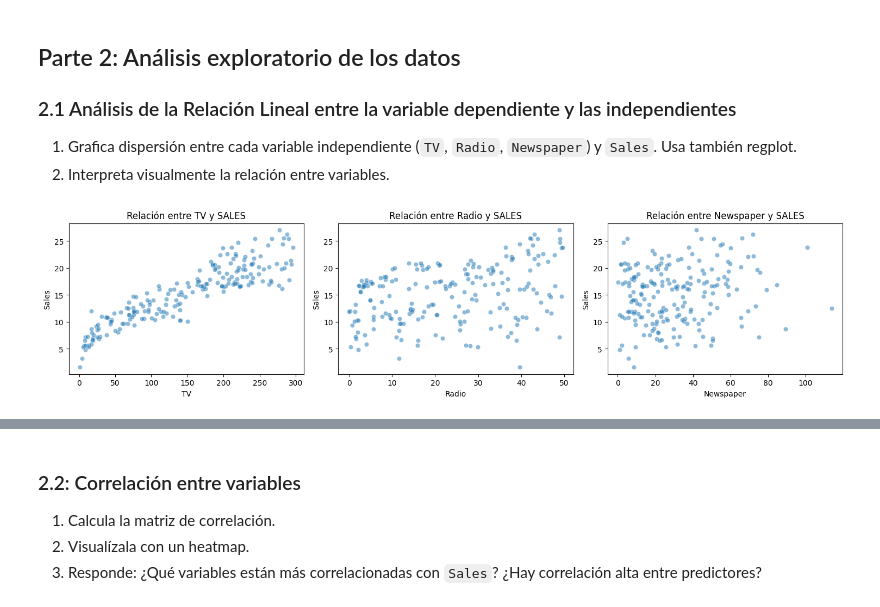
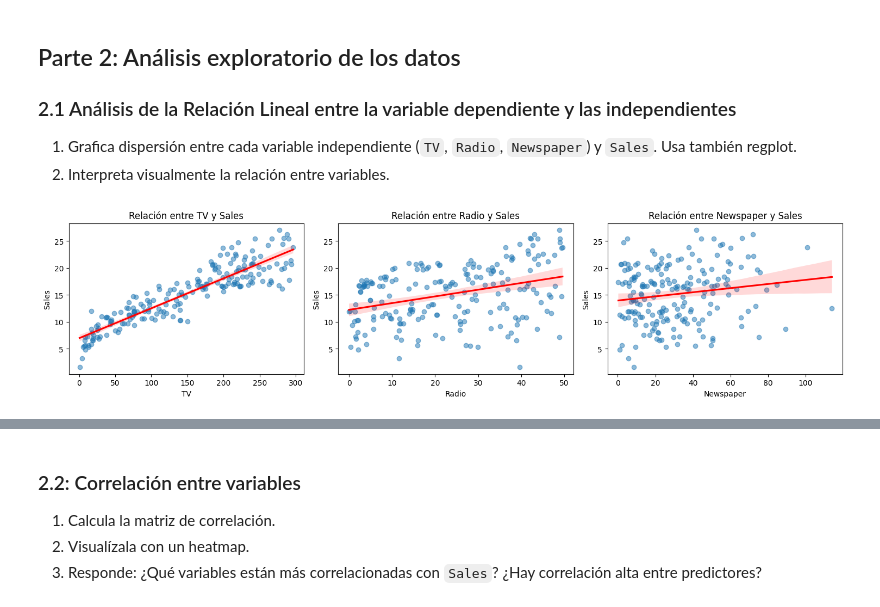
Before and after one commit to ElBaron-27/UACJ_Ruben, a Jupyter notebook: PracticaRegresionLinealMultiple_Ruben_Uribe.ipynb, the cells around one changed output, grey strips where cells are left out. Cells and saved outputs as stored; diff of their text form; code cells hidden in the pictures.

```diff
--- a/PracticaRegresionLinealMultiple_Ruben_Uribe.ipynb
+++ b/PracticaRegresionLinealMultiple_Ruben_Uribe.ipynb
@@ -87,21 +87,23 @@ dtype: int64
 # %%
 # Gráficos de dispersión
 
-import pandas as pd
-import seaborn as sns
-import matplotlib.pyplot as plt
-from statsmodels.stats.outliers_influence import variance_inflation_factor
-from statsmodels.tools.tools import add_constant
+plt.figure(figsize=(15, 10))
 
-plt.figure(figsize=(15, 10))
 for i, column in enumerate(df.columns[:-1]):
     plt.subplot(3, 3, i+1)
-    sns.scatterplot(x=df[column], y=df['Sales'], alpha=0.5)
-    plt.title(f"Relación entre {column} y SALES")
+
+    sns.regplot(
+        x=df[column],
+        y=df['Sales'],
+        scatter_kws={'alpha': 0.5},
+        line_kws={'color': 'red'}
+    )
+
+    plt.title(f"Relación entre {column} y Sales")
     plt.xlabel(column)
     plt.ylabel("Sales")
 
 plt.tight_layout()
 plt.show()
 # %% [output]
-[figure, old version]
+[figure, new version]
```
Also changed, not shown: parts of 22 cells of this notebook.
